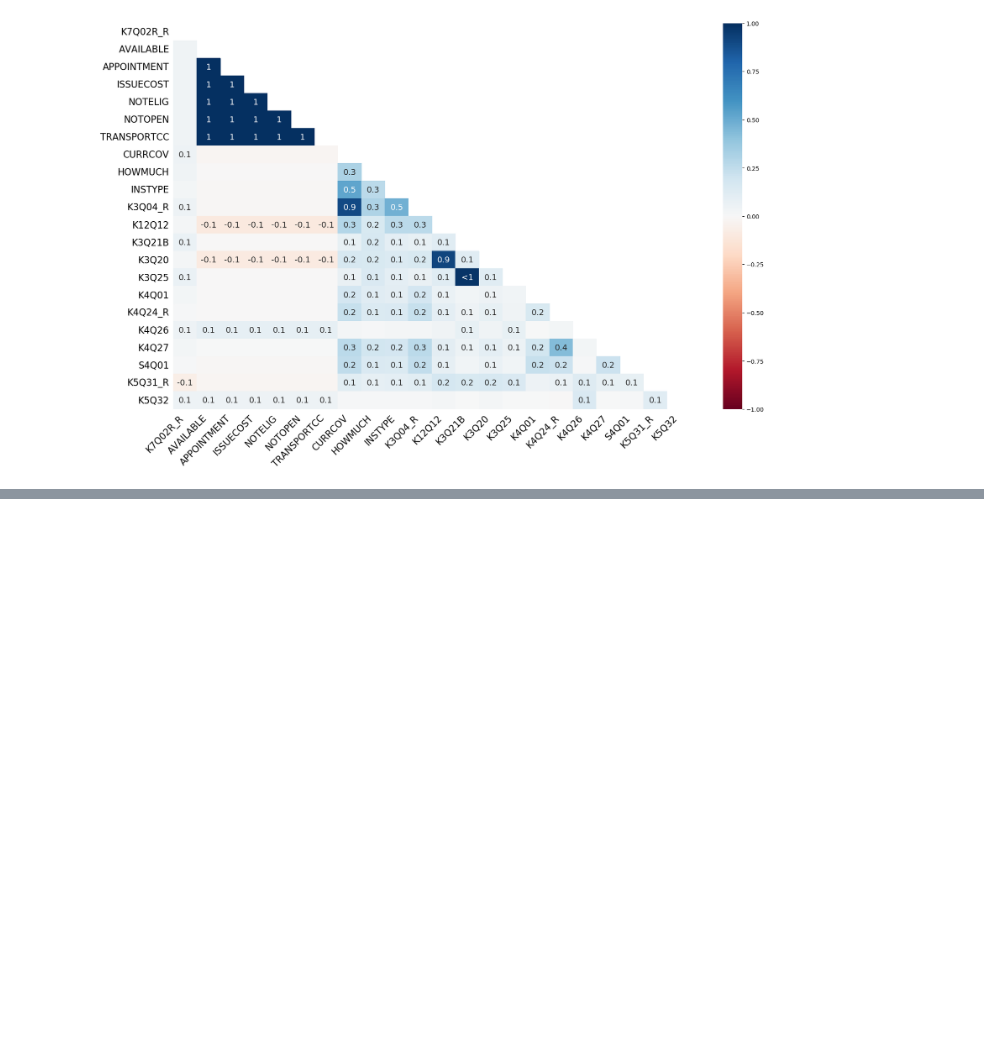
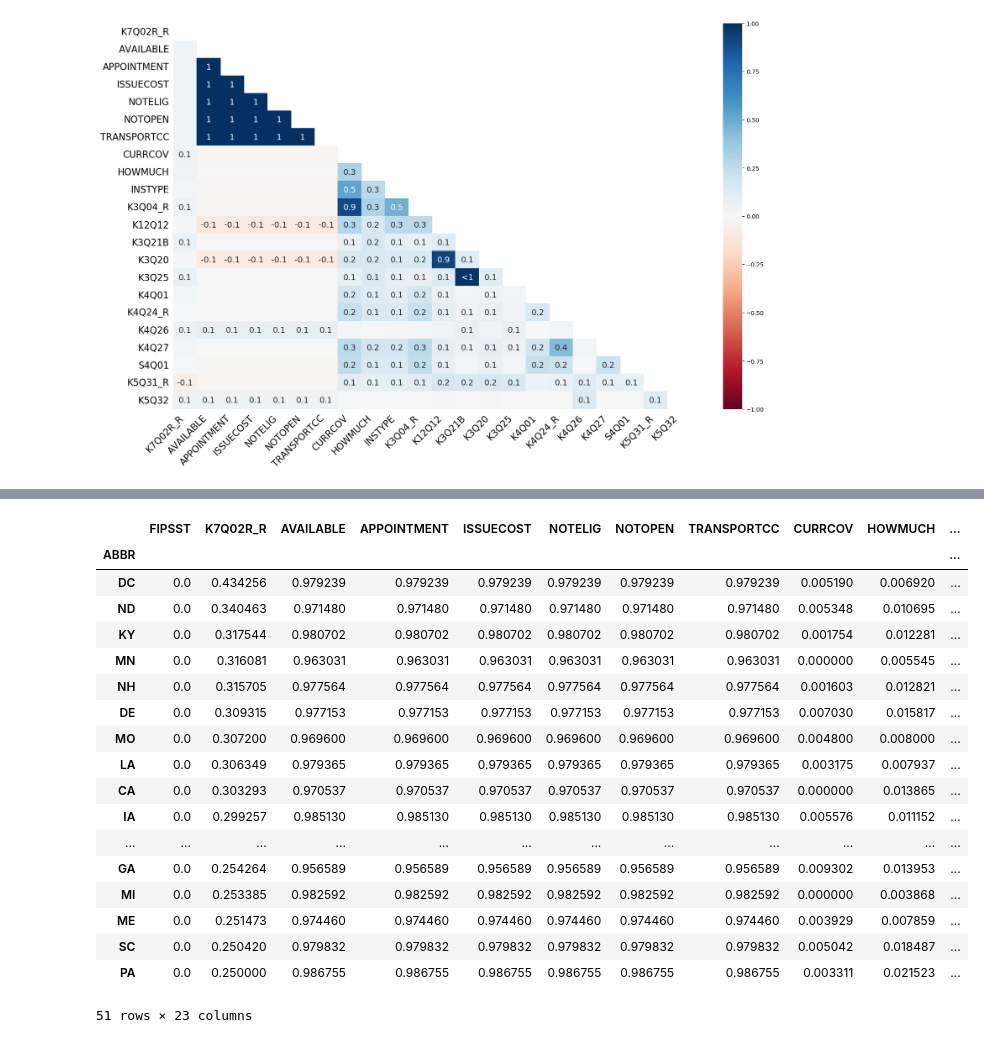
Before and after one commit to evarvak/education_and_healthcare, a Jupyter notebook: cleaning_NSCH_data.ipynb, the cells around one changed output, grey strips where cells are left out. Drawn from its saved outputs; the diff is of its cells as text; code cells hidden in the pictures; blank space fills up the shorter version.

Commit message:
added code displaying percent of null values of each feature by state

```diff
--- a/cleaning_NSCH_data.ipynb
+++ b/cleaning_NSCH_data.ipynb
@@ -107,2 +72,28 @@ dtype: float64
+# %%
+## This will list the percent of data which is missing by state
+## I borrowed the code from https://stackoverflow.com/questions/46106954/using-isnull-and-groupby-on-a-pandas-dataframe
+
+NSCH19_nullByState = NSCH19[features].isnull().groupby(NSCH19['ABBR']).mean()
+NSCH19_nullByState.sort_values(by="K7Q02R_R", ascending=False)
+# %% [output]
+|  | FIPSST | K7Q02R_R | AVAILABLE | APPOINTMENT | ISSUECOST | NOTELIG | NOTOPEN | TRANSPORTCC | CURRCOV | HOWMUCH | ... |
+| ABBR |  |  |  |  |  |  |  |  |  |  | ... |
+| DC | 0.0 | 0.434256 | 0.979239 | 0.979239 | 0.979239 | 0.979239 | 0.979239 | 0.979239 | 0.005190 | 0.006920 | ... |
+| ND | 0.0 | 0.340463 | 0.971480 | 0.971480 | 0.971480 | 0.971480 | 0.971480 | 0.971480 | 0.005348 | 0.010695 | ... |
+| KY | 0.0 | 0.317544 | 0.980702 | 0.980702 | 0.980702 | 0.980702 | 0.980702 | 0.980702 | 0.001754 | 0.012281 | ... |
+| MN | 0.0 | 0.316081 | 0.963031 | 0.963031 | 0.963031 | 0.963031 | 0.963031 | 0.963031 | 0.000000 | 0.005545 | ... |
+| NH | 0.0 | 0.315705 | 0.977564 | 0.977564 | 0.977564 | 0.977564 | 0.977564 | 0.977564 | 0.001603 | 0.012821 | ... |
+| DE | 0.0 | 0.309315 | 0.977153 | 0.977153 | 0.977153 | 0.977153 | 0.977153 | 0.977153 | 0.007030 | 0.015817 | ... |
+| MO | 0.0 | 0.307200 | 0.969600 | 0.969600 | 0.969600 | 0.969600 | 0.969600 | 0.969600 | 0.004800 | 0.008000 | ... |
+| LA | 0.0 | 0.306349 | 0.979365 | 0.979365 | 0.979365 | 0.979365 | 0.979365 | 0.979365 | 0.003175 | 0.007937 | ... |
+| CA | 0.0 | 0.303293 | 0.970537 | 0.970537 | 0.970537 | 0.970537 | 0.970537 | 0.970537 | 0.000000 | 0.013865 | ... |
+| IA | 0.0 | 0.299257 | 0.985130 | 0.985130 | 0.985130 | 0.985130 | 0.985130 | 0.985130 | 0.005576 | 0.011152 | ... |
+| ... | ... | ... | ... | ... | ... | ... | ... | ... | ... | ... | ... |
+| GA | 0.0 | 0.254264 | 0.956589 | 0.956589 | 0.956589 | 0.956589 | 0.956589 | 0.956589 | 0.009302 | 0.013953 | ... |
+| MI | 0.0 | 0.253385 | 0.982592 | 0.982592 | 0.982592 | 0.982592 | 0.982592 | 0.982592 | 0.000000 | 0.003868 | ... |
+| ME | 0.0 | 0.251473 | 0.974460 | 0.974460 | 0.974460 | 0.974460 | 0.974460 | 0.974460 | 0.003929 | 0.007859 | ... |
+| SC | 0.0 | 0.250420 | 0.979832 | 0.979832 | 0.979832 | 0.979832 | 0.979832 | 0.979832 | 0.005042 | 0.018487 | ... |
+| PA | 0.0 | 0.250000 | 0.986755 | 0.986755 | 0.986755 | 0.986755 | 0.986755 | 0.986755 | 0.003311 | 0.021523 | ... |
+51 rows × 23 columns
 # %%
 plt.figure(figsize=(15,5))
```
Also changed, not shown: parts of 3 cells of this notebook.
